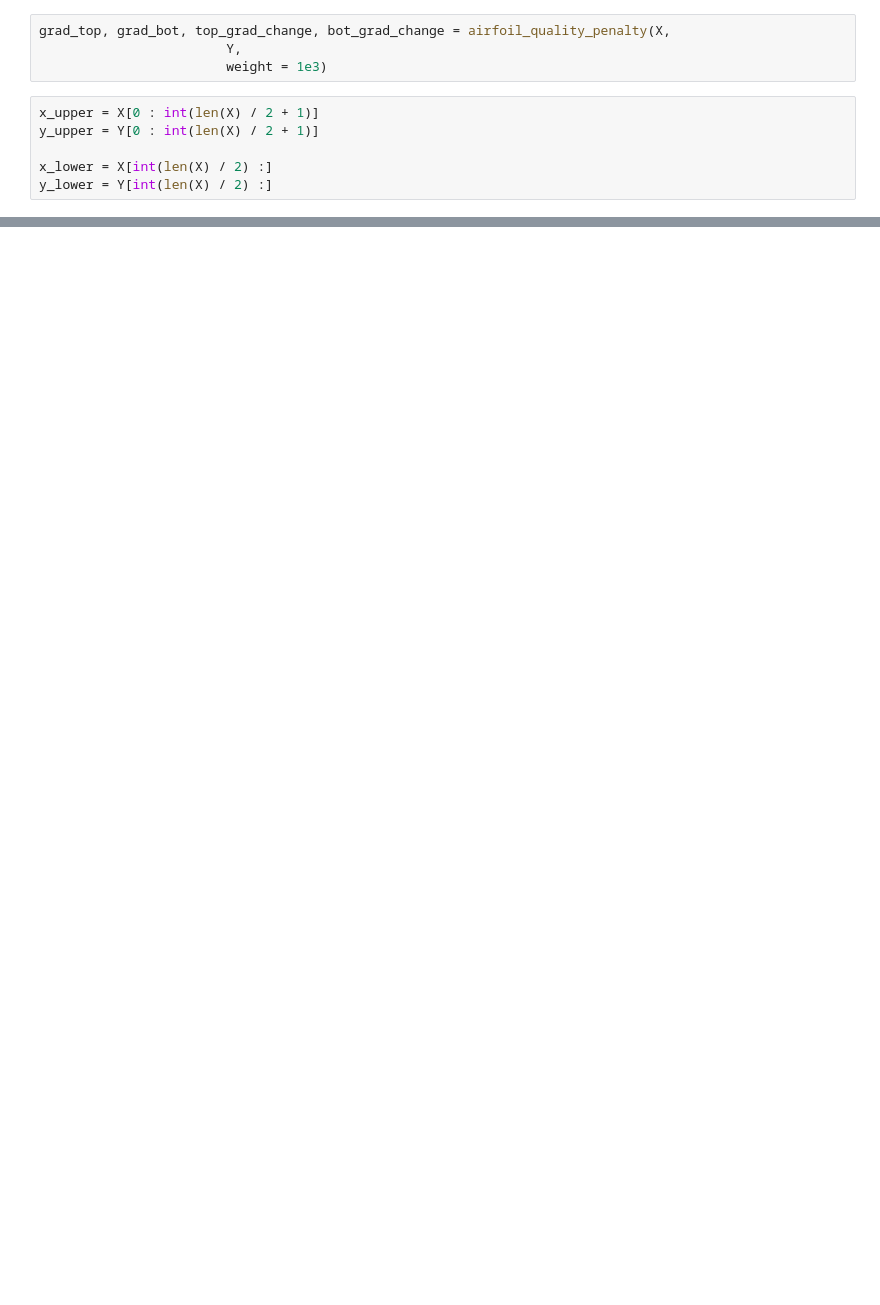
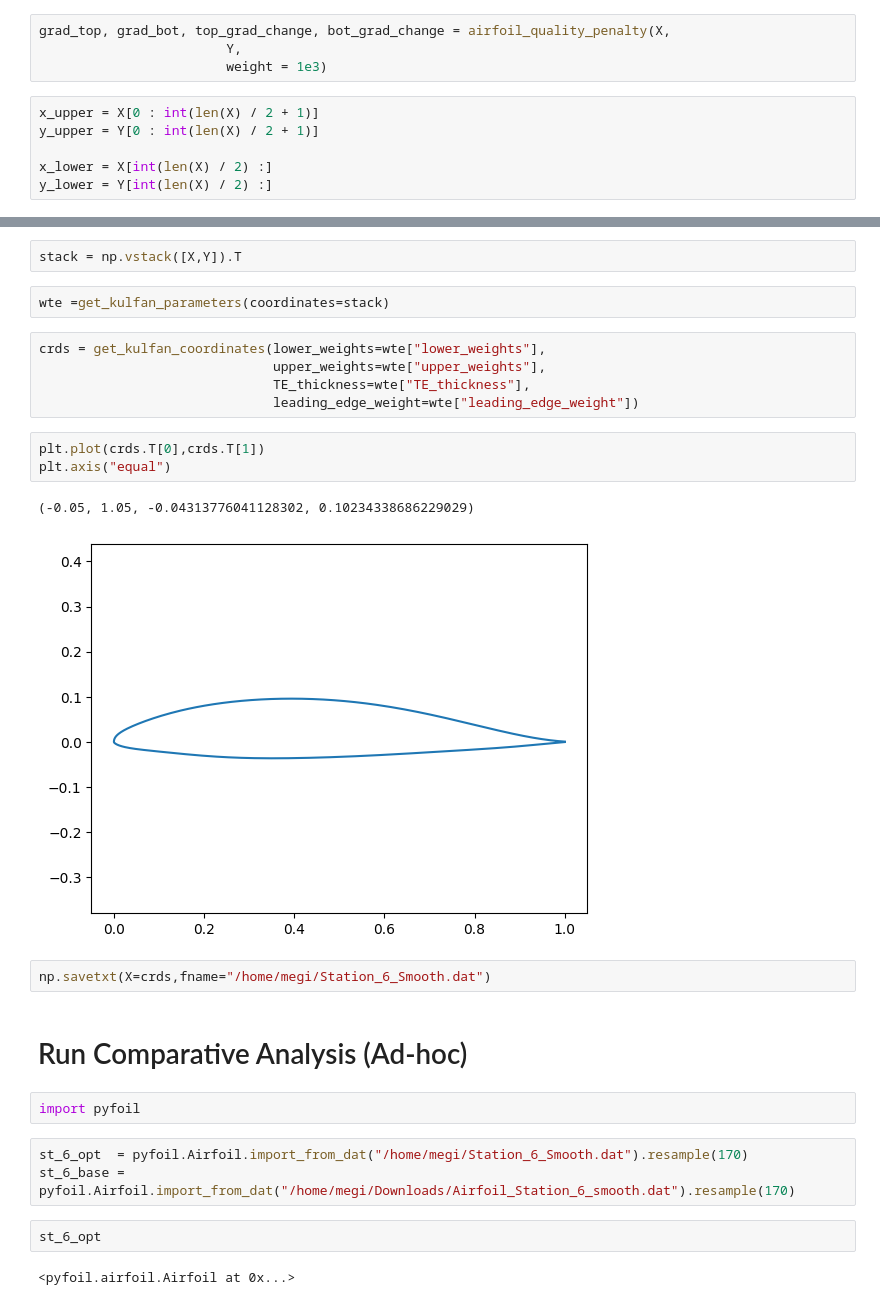
Before and after one commit to Vincent-PhD/SailplaneEngine, a Jupyter notebook: AnalyseOptimisation.ipynb, the cells around one changed output, grey strips where cells are left out. Saved outputs shown, nothing was run; the diff lists cells and outputs as text; blank space fills up the shorter version.

```diff
--- a/AnalyseOptimisation.ipynb
+++ b/AnalyseOptimisation.ipynb
@@ -284,0 +255,28 @@ plt.show()
+# %%
+stack = np.vstack([X,Y]).T
+# %%
+wte =get_kulfan_parameters(coordinates=stack)
+# %%
+crds = get_kulfan_coordinates(lower_weights=wte["lower_weights"],
+                              upper_weights=wte["upper_weights"],
+                              TE_thickness=wte["TE_thickness"],
+                              leading_edge_weight=wte["leading_edge_weight"])
+# %%
+plt.plot(crds.T[0],crds.T[1])
+plt.axis("equal")
+# %% [output]
+(-0.05, 1.05, -0.04313776041128302, 0.10234338686229029)
+[figure, added]
+# %%
+np.savetxt(X=crds,fname="/home/megi/Station_6_Smooth.dat")
+# %% [markdown]
+# Run Comparative Analysis (Ad-hoc)
+# %%
+import pyfoil
+# %%
+st_6_opt  = pyfoil.Airfoil.import_from_dat("/home/megi/Station_6_Smooth.dat").resample(170)
+st_6_base = pyfoil.Airfoil.import_from_dat("/home/megi/Downloads/Airfoil_Station_6_smooth.dat").resample(170)
+# %%
+st_6_opt
+# %% [output]
+<pyfoil.airfoil.Airfoil at 0x...>
```
Also changed, not shown: parts of 17 cells of this notebook, 2 other files.
